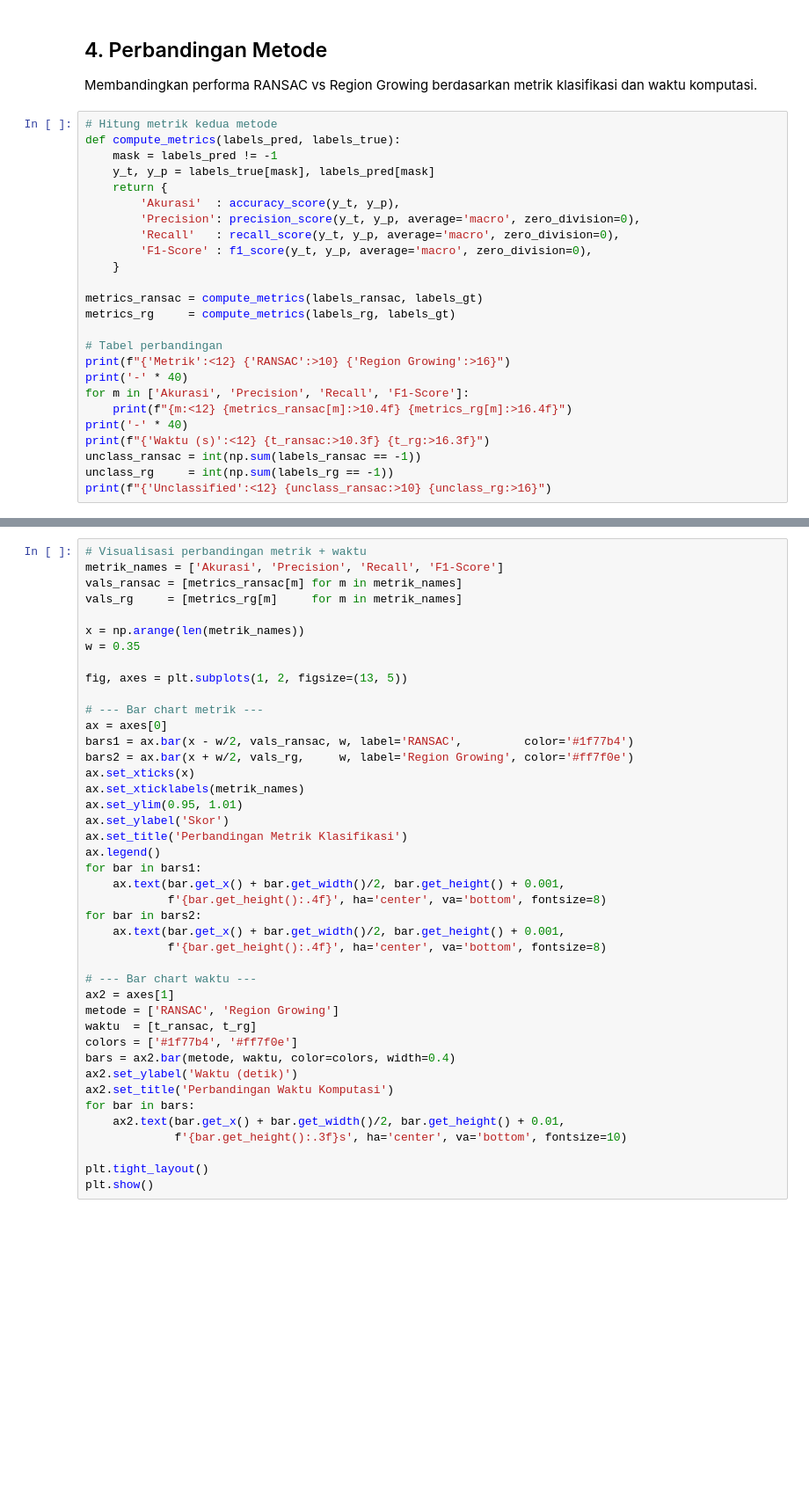
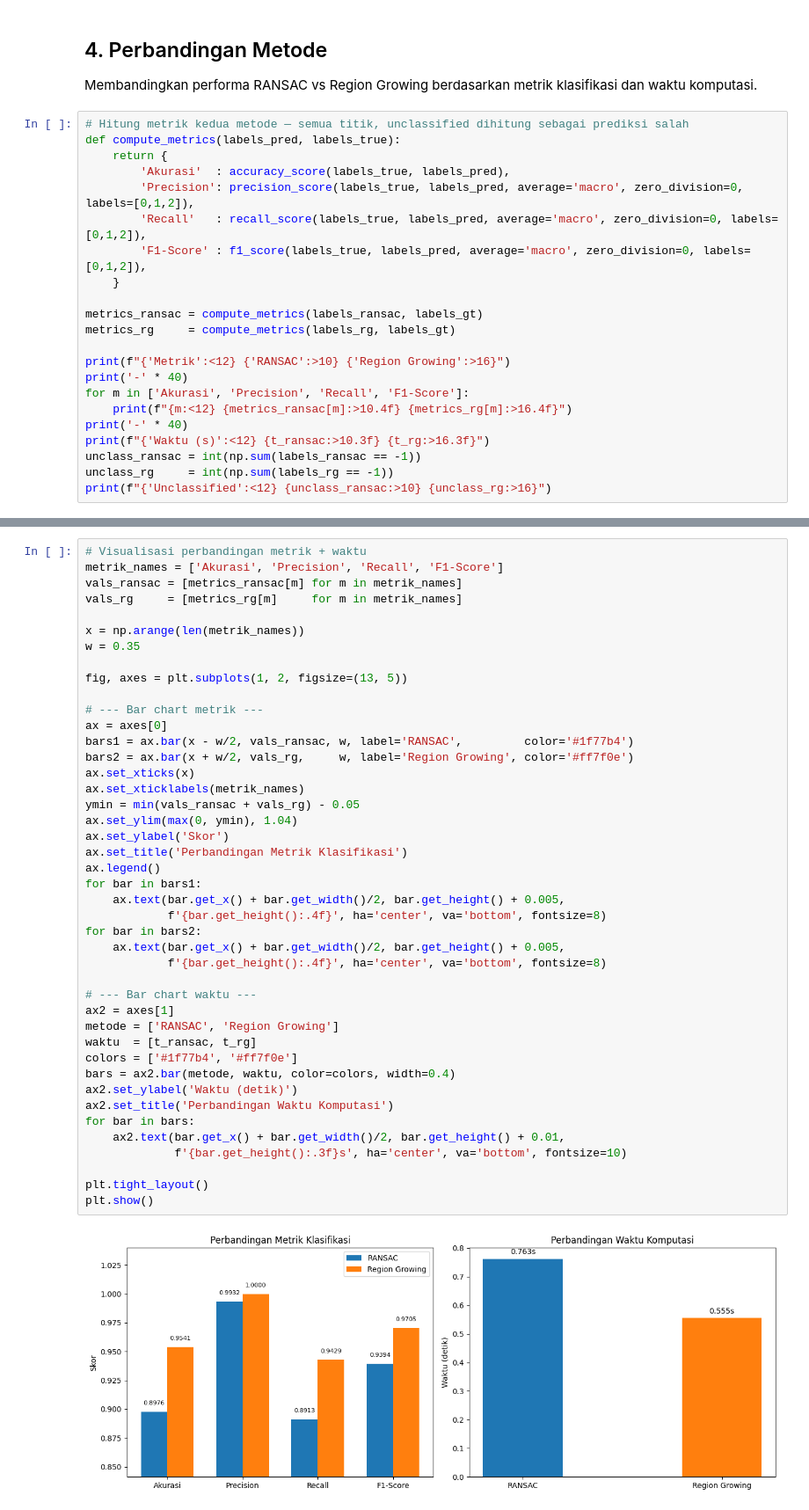
Before and after one commit to alfiyansys/VI202205-Point-Cloud-Processing, a Jupyter notebook: point_cloud_segmentation.ipynb, the cells around one changed output, grey strips where cells are left out. Shown at 88% size. Drawn from its saved outputs; the diff is of its cells as text; blank space fills up the shorter version.

```diff
--- a/point_cloud_segmentation.ipynb
+++ b/point_cloud_segmentation.ipynb
@@ -398,21 +450,18 @@ weighted avg       1.00      1.00      1.00     15265
 
 Membandingkan performa RANSAC vs Region Growing berdasarkan metrik klasifikasi dan waktu komputasi.
 # %%
-# Hitung metrik kedua metode
+# Hitung metrik kedua metode — semua titik, unclassified dihitung sebagai prediksi salah
 def compute_metrics(labels_pred, labels_true):
-    mask = labels_pred != -1
-    y_t, y_p = labels_true[mask], labels_pred[mask]
     return {
-        'Akurasi'  : accuracy_score(y_t, y_p),
-        'Precision': precision_score(y_t, y_p, average='macro', zero_division=0),
-        'Recall'   : recall_score(y_t, y_p, average='macro', zero_division=0),
-        'F1-Score' : f1_score(y_t, y_p, average='macro', zero_division=0),
+        'Akurasi'  : accuracy_score(labels_true, labels_pred),
+        'Precision': precision_score(labels_true, labels_pred, average='macro', zero_division=0, labels=[0,1,2]),
+        'Recall'   : recall_score(labels_true, labels_pred, average='macro', zero_division=0, labels=[0,1,2]),
+        'F1-Score' : f1_score(labels_true, labels_pred, average='macro', zero_division=0, labels=[0,1,2]),
     }
 
 metrics_ransac = compute_metrics(labels_ransac, labels_gt)
 metrics_rg     = compute_metrics(labels_rg, labels_gt)
 
-# Tabel perbandingan
 print(f"{'Metrik':<12} {'RANSAC':>10} {'Region Growing':>16}")
 print('-' * 40)
 for m in ['Akurasi', 'Precision', 'Recall', 'F1-Score']:
@@ -434,33 +493,36 @@ w = 0.35
 fig, axes = plt.subplots(1, 2, figsize=(13, 5))
 
 # --- Bar chart metrik ---
 ax = axes[0]
 bars1 = ax.bar(x - w/2, vals_ransac, w, label='RANSAC',         color='#1f77b4')
 bars2 = ax.bar(x + w/2, vals_rg,     w, label='Region Growing', color='#ff7f0e')
 ax.set_xticks(x)
 ax.set_xticklabels(metrik_names)
-ax.set_ylim(0.95, 1.01)
+ymin = min(vals_ransac + vals_rg) - 0.05
+ax.set_ylim(max(0, ymin), 1.04)
 ax.set_ylabel('Skor')
 ax.set_title('Perbandingan Metrik Klasifikasi')
 ax.legend()
 for bar in bars1:
-    ax.text(bar.get_x() + bar.get_width()/2, bar.get_height() + 0.001,
+    ax.text(bar.get_x() + bar.get_width()/2, bar.get_height() + 0.005,
             f'{bar.get_height():.4f}', ha='center', va='bottom', fontsize=8)
 for bar in bars2:
-    ax.text(bar.get_x() + bar.get_width()/2, bar.get_height() + 0.001,
+    ax.text(bar.get_x() + bar.get_width()/2, bar.get_height() + 0.005,
             f'{bar.get_height():.4f}', ha='center', va='bottom', fontsize=8)
 
 # --- Bar chart waktu ---
 ax2 = axes[1]
 metode = ['RANSAC', 'Region Growing']
 waktu  = [t_ransac, t_rg]
 colors = ['#1f77b4', '#ff7f0e']
 bars = ax2.bar(metode, waktu, color=colors, width=0.4)
 ax2.set_ylabel('Waktu (detik)')
 ax2.set_title('Perbandingan Waktu Komputasi')
 for bar in bars:
     ax2.text(bar.get_x() + bar.get_width()/2, bar.get_height() + 0.01,
              f'{bar.get_height():.3f}s', ha='center', va='bottom', fontsize=10)
 
 plt.tight_layout()
 plt.show()
+# %% [output]
+[figure, added]
```
Also changed, not shown: parts of 7 cells of this notebook, 4 other files.
